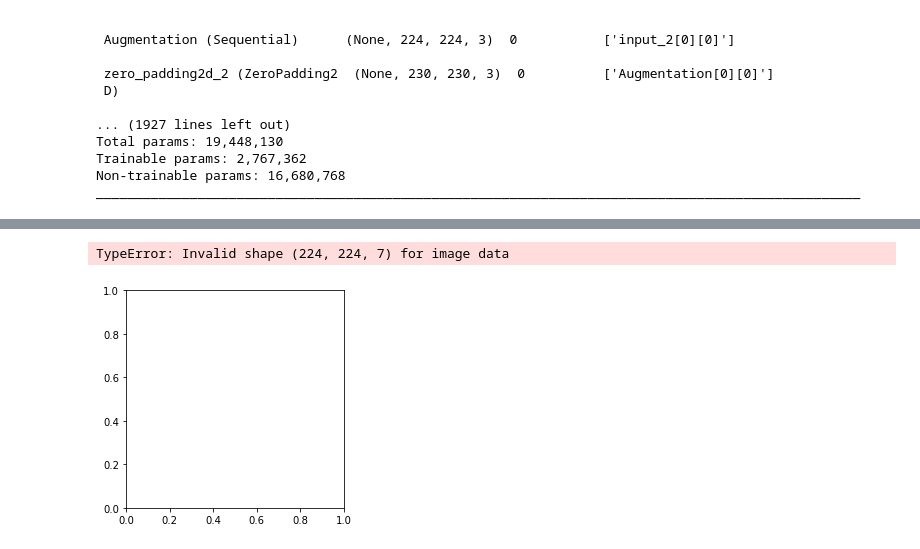
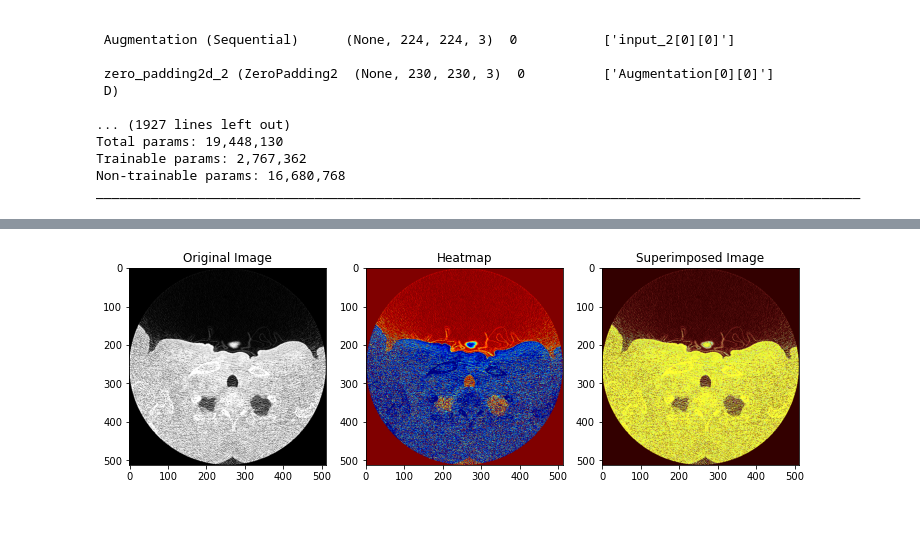
Before and after one commit to renato37/diplomski_rad, a Jupyter notebook: covid_CT_scans/test_model.ipynb, the cells around one changed output, grey strips where cells are left out. Drawn from its saved outputs; the diff is of its cells as text; code cells hidden in the pictures; blank space fills up the shorter version.

```diff
--- a/covid_CT_scans/test_model.ipynb
+++ b/covid_CT_scans/test_model.ipynb
@@ -166,39 +151,56 @@ plt.show()
 # %%
-img_path = '.\\Non-COVID-19\\Non-COVID-19_002.png'
-img = cv2.imread(img_path)
+last_conv_layer = model.get_layer('relu')
+output_layer = model.output
+
+# Define a new model that outputs both the feature maps of the last convolutional block
+# and the final class predictions
+grad_model = tf.keras.models.Model([model.inputs], [last_conv_layer.output, output_layer])
+
+# Load an example image
+img_1 =cv2.imread('.\\Non-COVID-19\\Non-COVID-19_002.png')
+img = img_1
 img = cv2.resize(img, (224, 224))
-x = np.expand_dims(img, axis=0)
-x = preprocess_input(x)
+img = np.expand_dims(img, axis=0)
 
-# Get the predicted class label and index
+# Get the predicted class
 preds = model.predict(x)
 class_idx = np.argmax(preds[0])
-class_output = model.output[:, class_idx]
 
 # Generate the Grad-CAM heatmap
-last_conv_layer = model.get_layer('relu')
-grad_model = tf.keras.models.Model([model.inputs], [last_conv_layer.output, model.output])
+with tf.GradientTape() as tape:
+    conv_output, predictions = grad_model(x)
+    loss = predictions[:, class_idx]
 
-with tf.GradientTape() as tape:
-    conv_output, preds = grad_model(x)
-    class_output = preds[:, class_idx]
+grads = tape.gradient(loss, conv_output)[0]
+gate_f = tf.cast(conv_output > 0, 'float32')
+gate_r = tf.cast(grads > 0, 'float32')
+guided_grads = tf.cast(gate_f * gate_r * grads, 'float32')
+weights = tf.reduce_mean(guided_grads, axis=(0, 1))
+cam = tf.reduce_sum(tf.multiply(weights, conv_output), axis=-1)
+cam = np.maximum(cam, 0)
 
-grads = tape.gradient(class_output, conv_output)[0]
-pooled_grads = tf.reduce_mean(grads, axis=(0, 1, 2))
-heatmap = tf.reduce_mean(tf.multiply(pooled_grads, conv_output), axis=-1)
-heatmap = np.maximum(heatmap, 0)
-heatmap /= np.max(heatmap)
+# Resize the heatmap and normalize it
+cam = cv2.resize(cam, (224, 224))
+cam = cam / np.max(cam)
 
-# Resize the heatmap and overlay it on the original image
-heatmap = cv2.resize(heatmap, (img.shape[1], img.shape[0]))
-heatmap = np.uint8(255 * heatmap)
-plt.imshow(heatmap)(heatmap)
-heatmap = cv2.applyColorMap(heatmap, cv2.COLORMAP_JET)
-superimposed_img = cv2.addWeighted(img, 0.6, heatmap, 0.4, 0)
+# Overlay the heatmap on the original image
+img = cv2.imread(img_path)
 
-# Display the top predicted class and the heatmap
-plt.imshow(superimposed_img)
-plt.axis('off')
-plt.title('Predicted class: ' + decode_predictions(preds, top=1)[0][0][1])
+# Convert to grayscale
+gray = cv2.cvtColor(img, cv2.COLOR_BGR2GRAY)
+
+# Apply color map
+heatmap = cv2.applyColorMap(gray, cv2.COLORMAP_JET)
+#heatmap = cv2.applyColorMap(np.uint8(255*cam), cv2.COLORMAP_JET)
+superimposed_img = np.uint8(heatmap * 0.4 + img)
+
+# Display the original image, heatmap, and superimposed image
+fig, axs = plt.subplots(ncols=3, figsize=(12, 4))
+axs[0].imshow(img)
+axs[0].set_title('Original Image')
+axs[1].imshow(heatmap)
+axs[1].set_title('Heatmap')
+axs[2].imshow(superimposed_img)
+axs[2].set_title('Superimposed Image')
 plt.show()
 # %% [output]
@@ -206,2 +208 @@ plt.show()
-TypeError: Invalid shape (224, 224, 7) for image data
-[figure, old version]
+[figure, new version]
```
Also changed, not shown: parts of 4 cells of this notebook, 2 other files.
